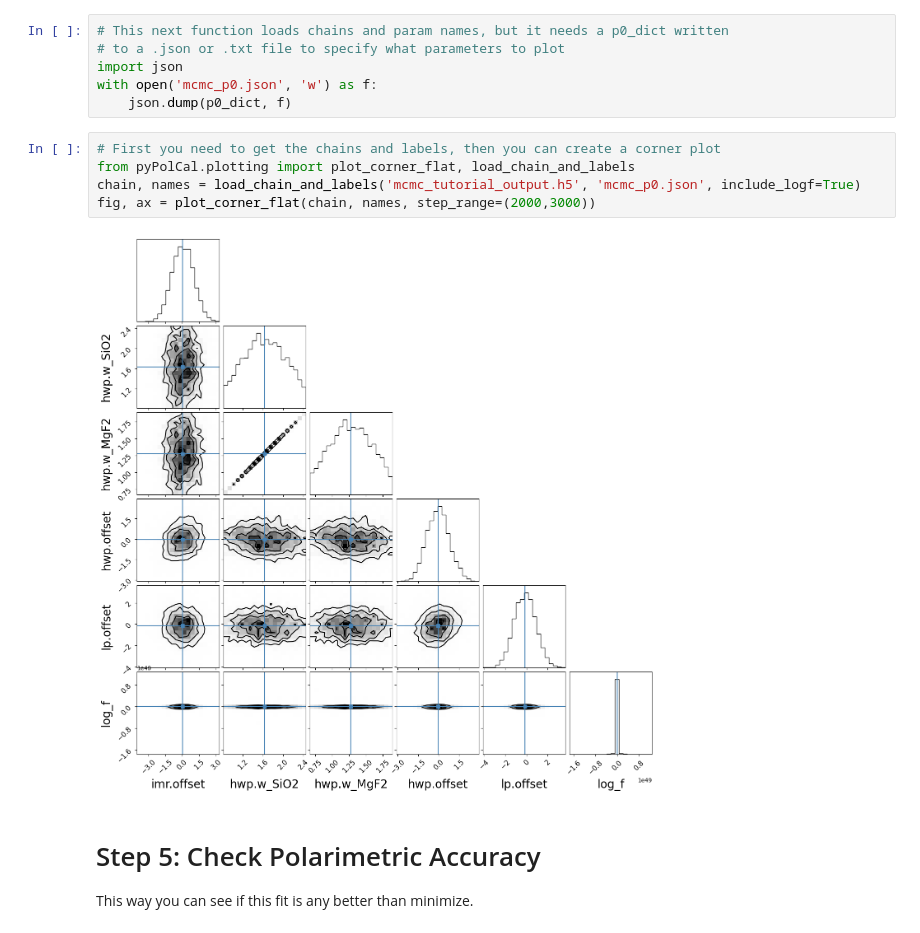
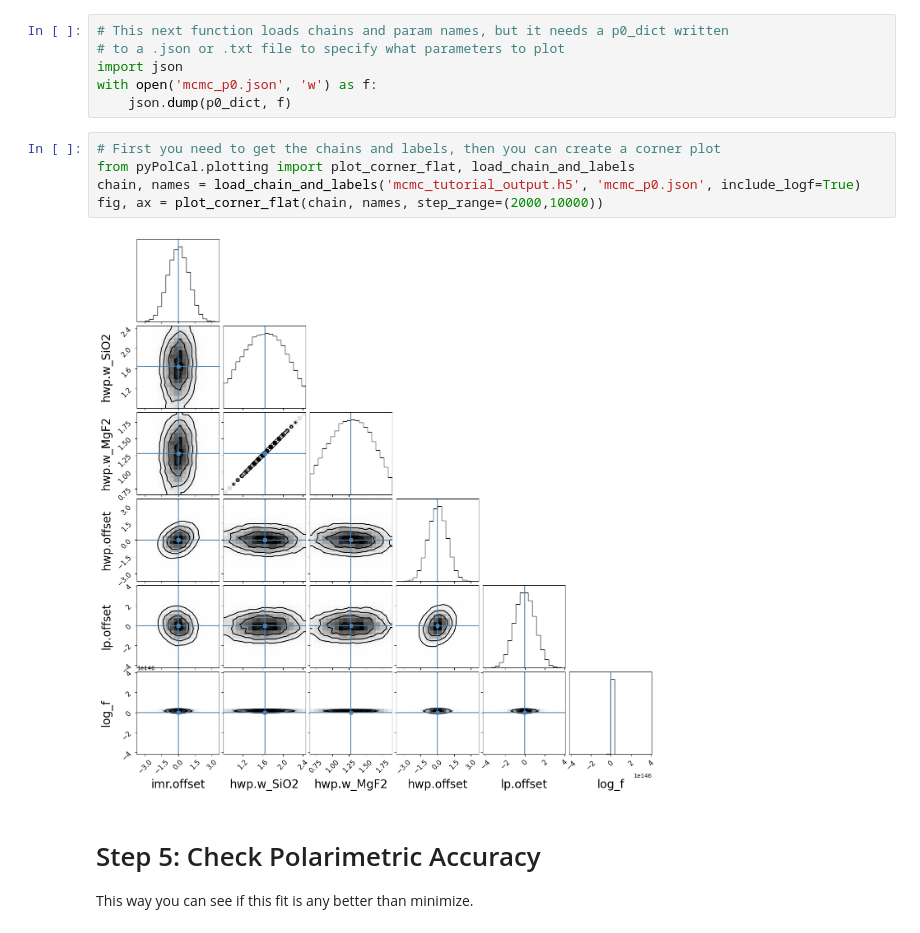
Before and after one commit to UCSB-Exoplanet-Polarimetry-Lab/pyPolCal, a Jupyter notebook: pyPolCal/tutorial_notebooks/CHARIS_fitting_tutorial/3b_optional_mcmc.ipynb, the cells around one changed output. Cells and saved outputs as stored; diff of their text form.

```diff
--- a/pyPolCal/tutorial_notebooks/CHARIS_fitting_tutorial/3b_optional_mcmc.ipynb
+++ b/pyPolCal/tutorial_notebooks/CHARIS_fitting_tutorial/3b_optional_mcmc.ipynb
@@ -190,10 +177,10 @@ with open('mcmc_p0.json', 'w') as f:
 # %%
 # First you need to get the chains and labels, then you can create a corner plot
 from pyPolCal.plotting import plot_corner_flat, load_chain_and_labels
 chain, names = load_chain_and_labels('mcmc_tutorial_output.h5', 'mcmc_p0.json', include_logf=True)
-fig, ax = plot_corner_flat(chain, names, step_range=(2000,3000))
+fig, ax = plot_corner_flat(chain, names, step_range=(2000,10000))
 # %% [output]
-[figure, old version]
+[figure, new version]
 # %% [markdown]
 # Step 5: Check Polarimetric Accuracy
 This way you can see if this fit is any better than minimize.
```
Also changed, not shown: parts of 5 cells of this notebook, 10 other files.
